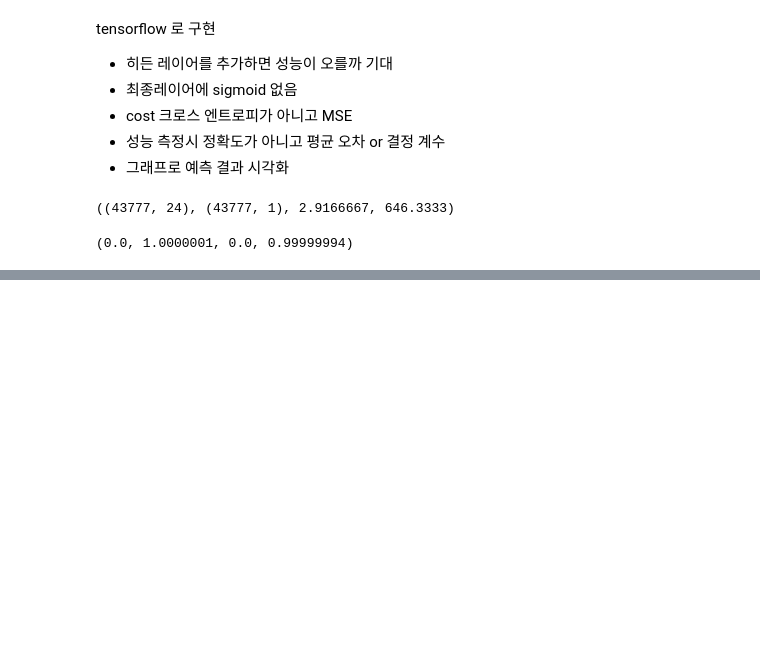
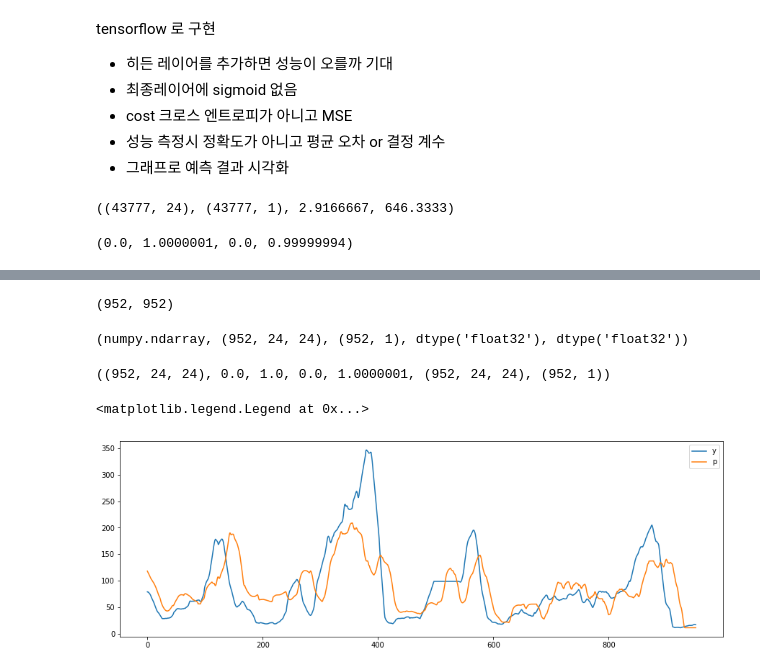
Before and after one commit to sogangori/NH_machine_learning, a Jupyter notebook: day7_time_series.ipynb, the cells around one changed output, grey strips where cells are left out. Saved outputs shown, nothing was run; the diff lists cells and outputs as text; code cells hidden in the pictures; blank space fills up the shorter version.

```diff
--- a/day7_time_series.ipynb
+++ b/day7_time_series.ipynb
@@ -236,0 +226,56 @@ plt.legend()
+# %%
+data = df_rolling[:1000]
+T = 24
+x_list = []
+y_list = []
+for i in range(len(data) - T * 2):
+    x = data.iloc[i : i+T]
+    y = data.iloc[i+T*2]['pm2.5'] #24시간 뒤
+    x_list.append(x)
+    y_list.append(y)
+len(x_list), len(y_list)
+# %% [output]
+(952, 952)
+# %%
+X = np.stack(x_list, 0).astype(np.float32)
+y = np.stack(y_list, 0).astype(np.float32).reshape([-1, 1])
+type(X), X.shape, y.shape, X.dtype, y.dtype
+# %% [output]
+(numpy.ndarray, (952, 24, 24), (952, 1), dtype('float32'), dtype('float32'))
+# %%
+from sklearn.preprocessing import MinMaxScaler
+X_2d = X.reshape([-1, 12]) # 3d > 2d
+scaler_x = MinMaxScaler().fit(X_2d)
+scaler_y = MinMaxScaler().fit(y)
+xn = scaler_x.transform(X_2d)
+yn = scaler_y.transform(y)
+xn = xn.reshape(X.shape) # 2d > 3d
+xn.shape, np.min(xn), np.max(xn), np.min(yn), np.max(yn),xn.shape, yn.shape
+# %% [output]
+((952, 24, 24), 0.0, 1.0, 0.0, 1.0000001, (952, 24, 24), (952, 1))
+# %%
+import tensorflow.contrib.slim as slim
+tf.reset_default_graph()
+#cell = tf.nn.rnn_cell.BasicRNNCell(100)
+cell = tf.nn.rnn_cell.GRUCell(100) # LSTM보다 약간 빠르고 성능은 약간 떨어진다
+#cell = tf.nn.rnn_cell.BasicLSTMCell(100) #장기단기텀메모리:가장 복잡하고 성능이 좋음
+outputs, last_state = tf.nn.dynamic_rnn(cell, xn, dtype=tf.float32)
+#last_state = last_state[1] # LSTM 은 상태가 장기/단기 2개입니다
+h = slim.fully_connected(last_state, 1)
+cost = tf.reduce_mean((yn - h)**2)
+train = tf.train.GradientDescentOptimizer(0.01).minimize(cost)
+sess = tf.Session()
+sess.run(tf.global_variables_initializer())
+# %%
+for i in range(1000):
+    _, c = sess.run([train, cost])
+    if i%100 == 0: print(i, c, r2_score(yn, sess.run(h)))
+print(i, c, r2_score(yn, sess.run(h)))
+# %%
+plt.figure(figsize=(15,5))
+plt.plot(scaler_y.inverse_transform(yn), label='y')
+plt.plot(scaler_y.inverse_transform(sess.run(h)), label='p')
+plt.legend()
+# %% [output]
+<matplotlib.legend.Legend at 0x...>
+[figure, added]
```
Also changed, not shown: parts of 2 cells of this notebook, 1 other file.
